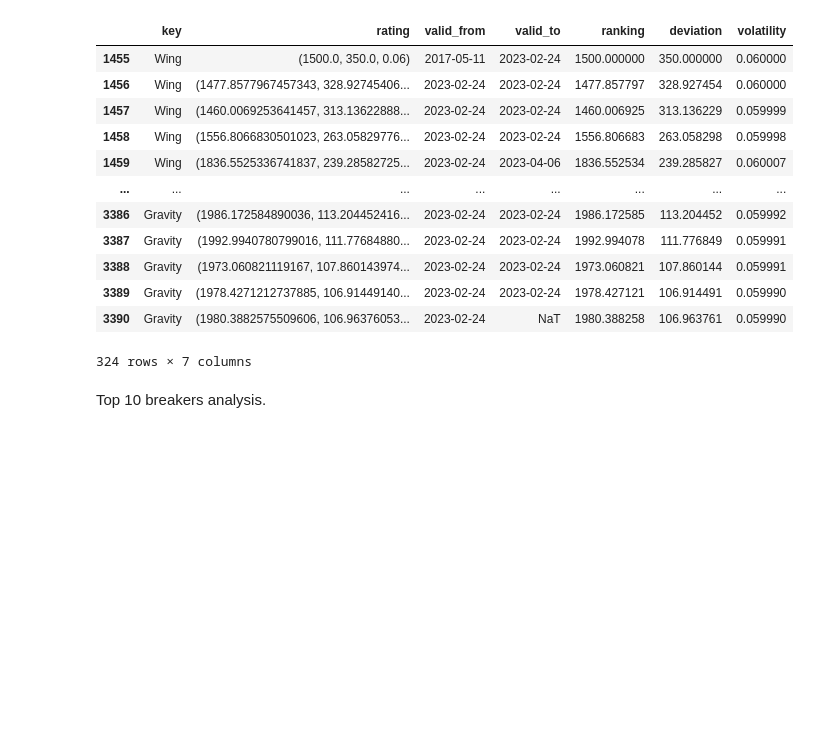
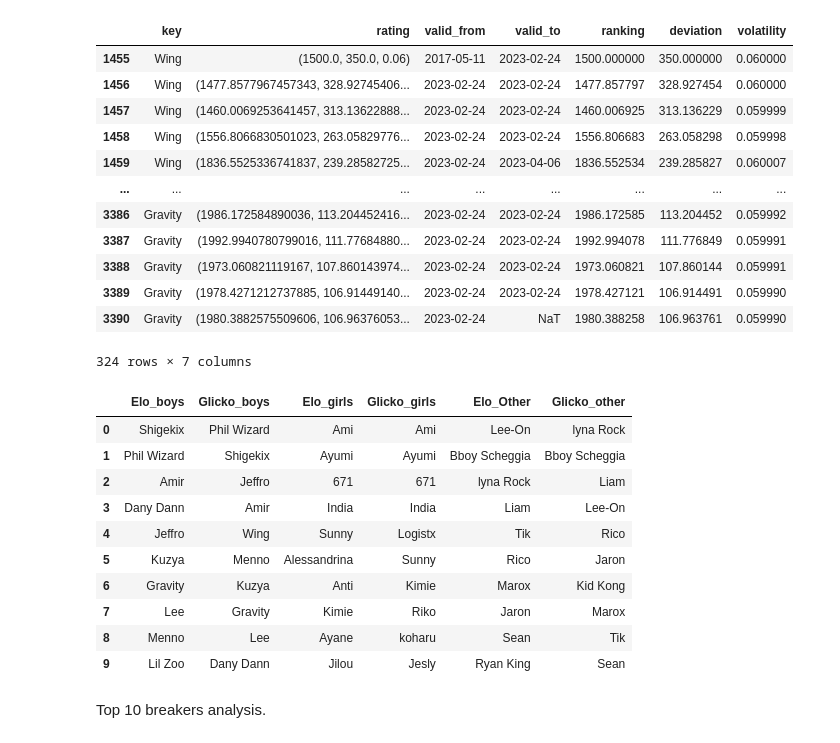
Before and after one commit to sarahaptumich/capstone, a Jupyter notebook: breaker_ranking_2.ipynb, the cells around one changed output. Saved outputs shown, nothing was run; the diff lists cells and outputs as text; code cells hidden in the pictures; blank space fills up the shorter version.

```diff
--- a/breaker_ranking_2.ipynb
+++ b/breaker_ranking_2.ipynb
@@ -371,6 +371,22 @@ filtered_other['source'] = 'other'
 
 # Concatenate the three DataFrames into one
 combined_glicko = pd.concat([filtered_boy, filtered_girl, filtered_other], ignore_index=True)
+# %%
+pd.DataFrame(data={'Elo_boys':boy_top10['key'].to_numpy(), 'Glicko_boys': boy_top10_glicko['key'].to_numpy(),
+                   'Elo_girls': girl_top10['key'].to_numpy(), 'Glicko_girls': girl_top10_glicko['key'].to_numpy(),
+                   'Elo_Other':other_top10['key'].to_numpy(), 'Glicko_other': other_top10_glicko['key'].to_numpy() })
+# %% [output]
+|  | Elo_boys | Glicko_boys | Elo_girls | Glicko_girls | Elo_Other | Glicko_other |
+| 0 | Shigekix | Phil Wizard | Ami | Ami | Lee-On | lyna Rock |
+| 1 | Phil Wizard | Shigekix | Ayumi | Ayumi | Bboy Scheggia | Bboy Scheggia |
+| 2 | Amir | Jeffro | 671 | 671 | lyna Rock | Liam |
+| 3 | Dany Dann | Amir | India | India | Liam | Lee-On |
+| 4 | Jeffro | Wing | Sunny | Logistx | Tik | Rico |
+| 5 | Kuzya | Menno | Alessandrina | Sunny | Rico | Jaron |
+| 6 | Gravity | Kuzya | Anti | Kimie | Marox | Kid Kong |
+| 7 | Lee | Gravity | Kimie | Riko | Jaron | Marox |
+| 8 | Menno | Lee | Ayane | koharu | Sean | Tik |
+| 9 | Lil Zoo | Dany Dann | Jilou | Jesly | Ryan King | Sean |
 # %% [markdown]
 Top 10 breakers analysis.
 # %%
```
